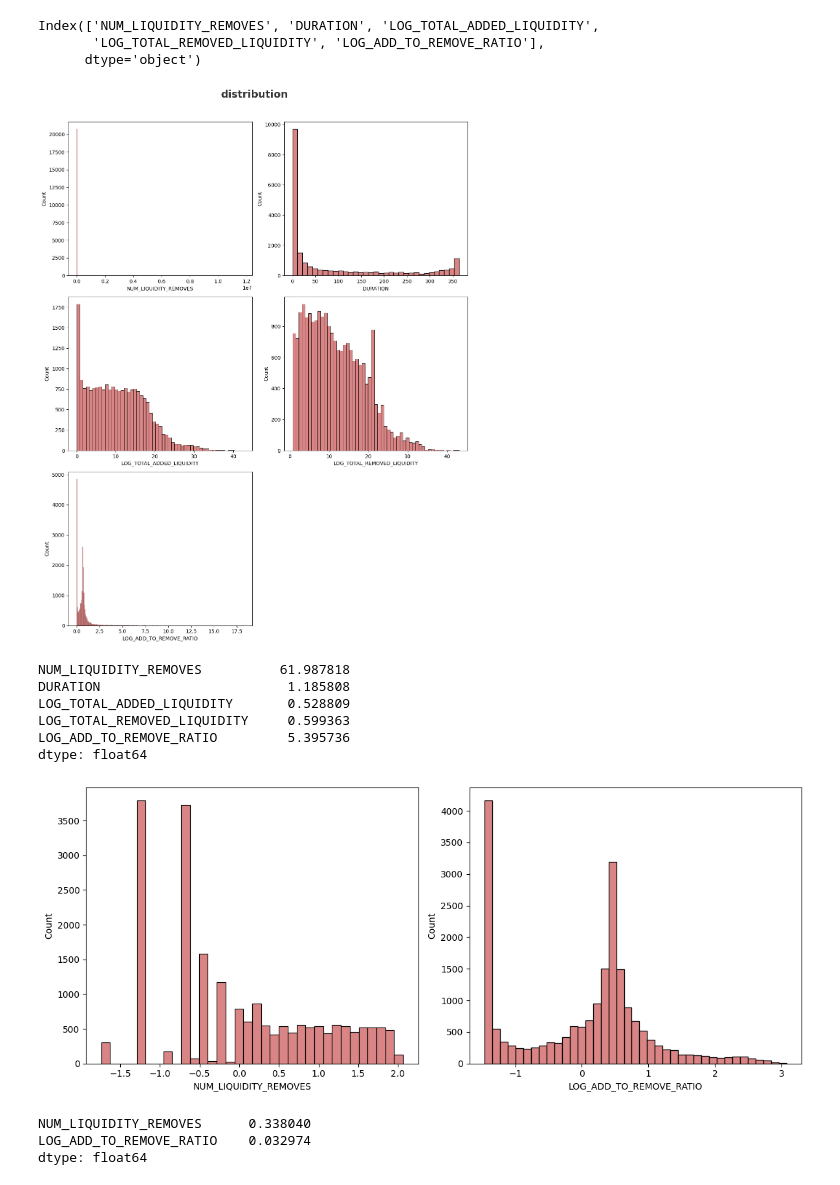
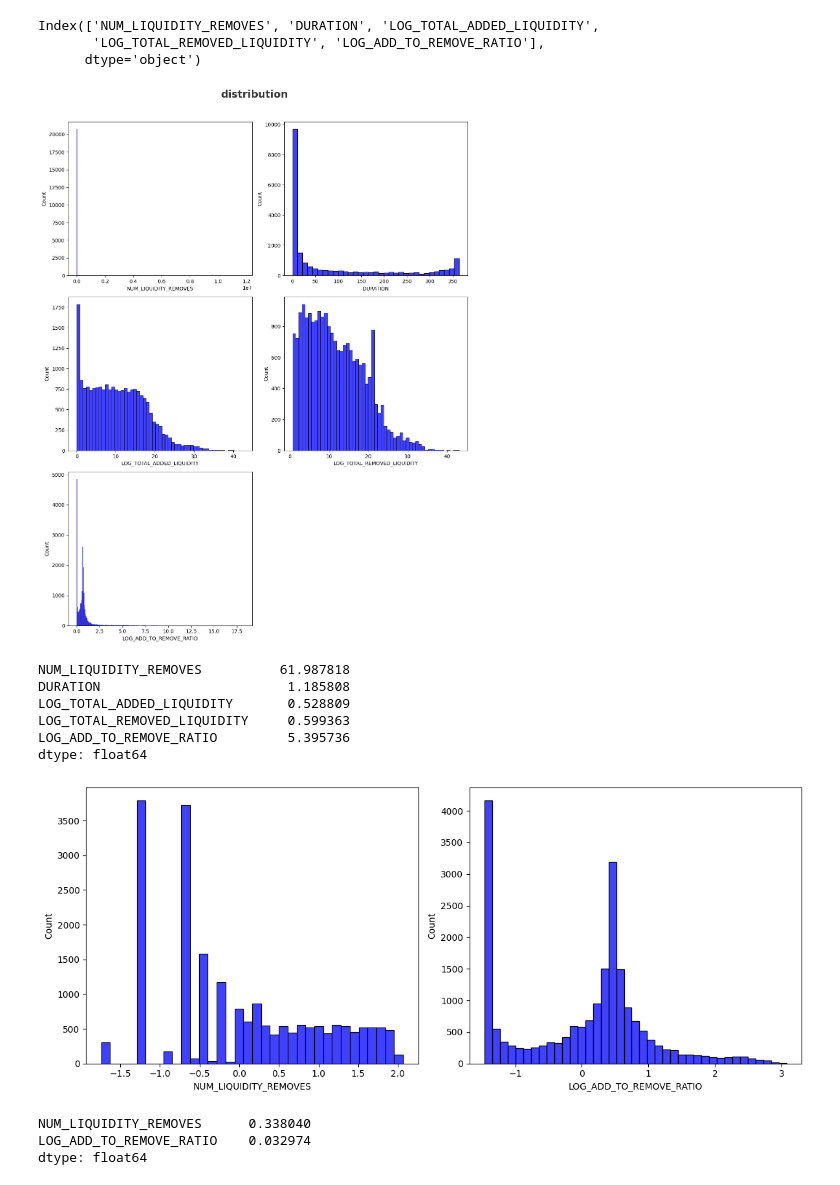
Before and after one commit to LaiTechTinker/Block_intel_model, a Jupyter notebook: Block_intel_classifier/notebooks/model_training.ipynb, the cells around one changed output. Cells and saved outputs as stored; diff of their text form; code cells hidden in the pictures.

```diff
--- a/Block_intel_classifier/notebooks/model_training.ipynb
+++ b/Block_intel_classifier/notebooks/model_training.ipynb
@@ -55,14 +55,14 @@ plt.suptitle('distribution', fontsize=20, fontweight='bold', alpha=0.8, y=1.02)
 
 for i, col in enumerate(list(X.columns)):
     plt.subplot(rows, 2, i+1)
-    sns.histplot(x=X[col], color='indianred')
+    sns.histplot(x=X[col], color='blue')
     plt.xlabel(col)
     plt.tight_layout()
 
 plt.tight_layout()
 plt.show()
 # %% [output]
-[figure, old version]
+[figure, new version]
 # %%
 # Check Skewness
 X[list(X.columns)].skew(axis=0, skipna=True)
@@ -83,12 +83,12 @@ X_copy = pd.DataFrame(X_copy, columns=transform_features)
 # %%
 plt.figure(figsize=(12, 5))
 for i, col in enumerate(transform_features):
     plt.subplot(1, 2, i+1)
-    sns.histplot(x=X_copy[col], color='indianred')
+    sns.histplot(x=X_copy[col], color='blue')
     plt.xlabel(col)
     plt.tight_layout()
 # %% [output]
-[figure, old version]
+[figure, new version]
 # %%
 X_copy.skew(axis=0, skipna=True)
 # %% [output]
```
Also changed, not shown: parts of 16 cells of this notebook, 19 other files.
